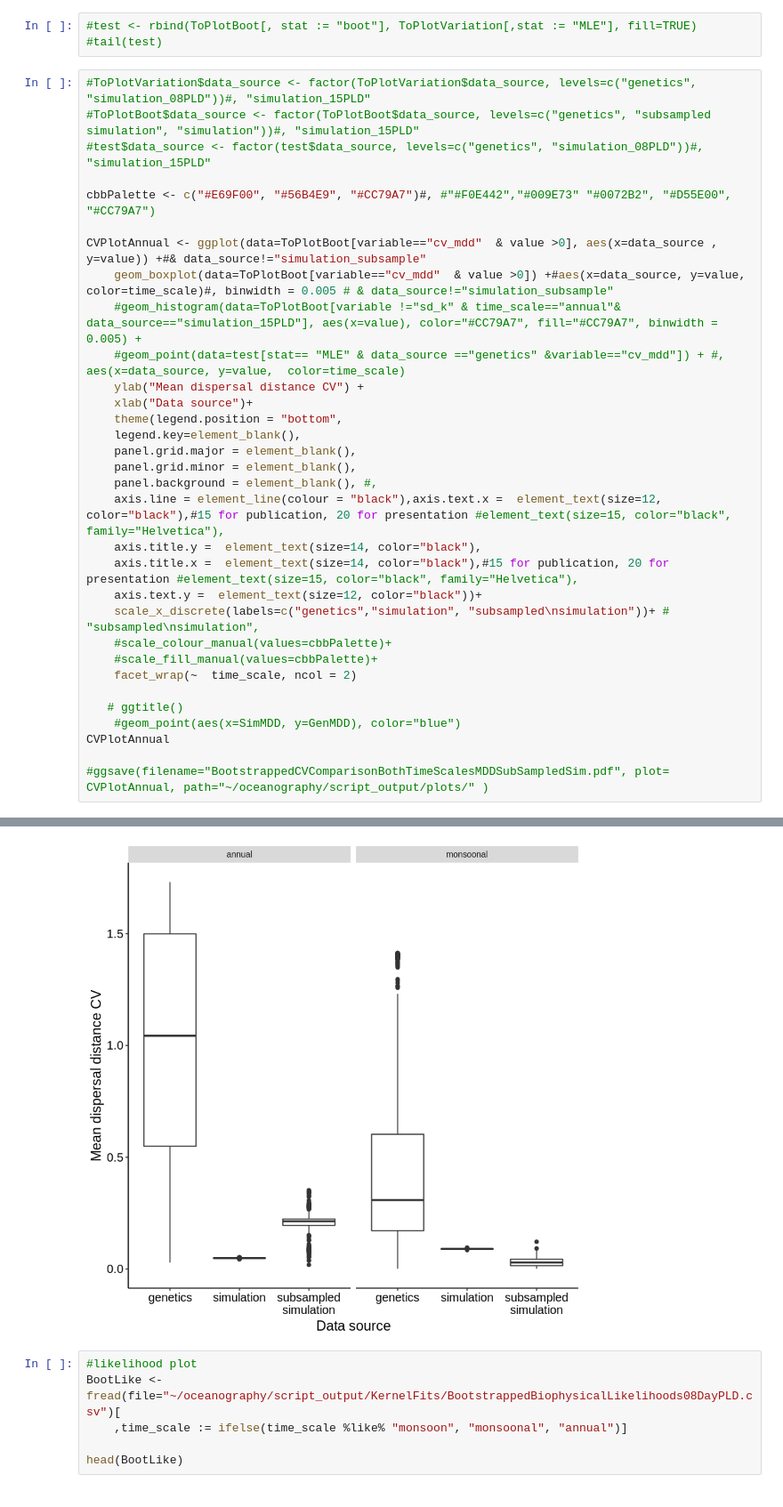
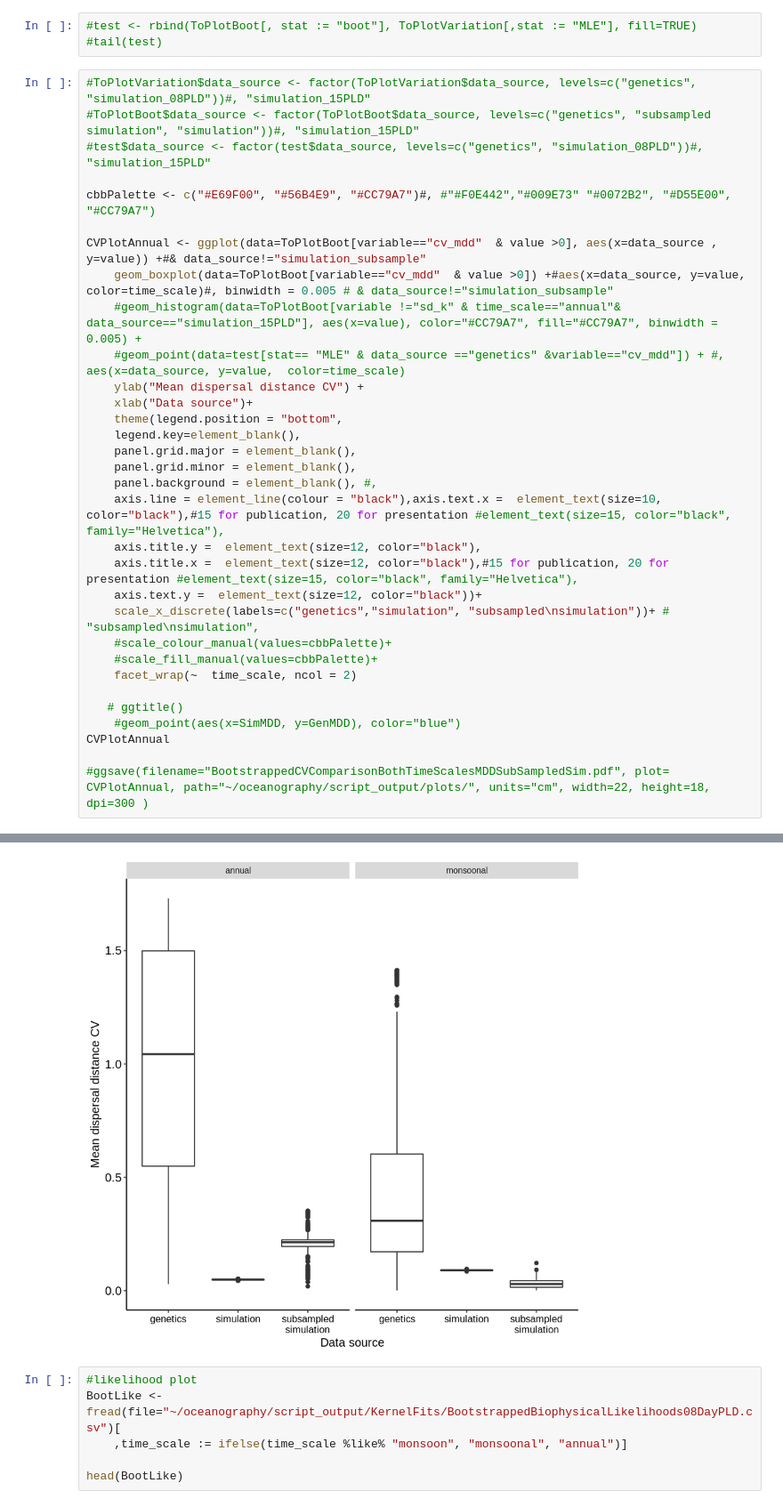
Before and after one commit to pinskylab/CamotesROMS, a Jupyter notebook: notebooks/process_ROMS_kernels.ipynb, the cells around one changed output, grey strips where cells are left out. Shown at 89% size. Saved outputs shown, nothing was run; the diff lists cells and outputs as text.

```diff
--- a/notebooks/process_ROMS_kernels.ipynb
+++ b/notebooks/process_ROMS_kernels.ipynb
@@ -612,9 +649,9 @@ CVPlotAnnual <- ggplot(data=ToPlotBoot[variable=="cv_mdd"  & value >0], aes(x=da
     panel.grid.major = element_blank(),
     panel.grid.minor = element_blank(),
     panel.background = element_blank(), #,
-    axis.line = element_line(colour = "black"),axis.text.x =  element_text(size=12, color="black"),#15 for publication, 20 for presentation #element_text(size=15, color="black", family="Helvetica"),
-    axis.title.y =  element_text(size=14, color="black"),
-    axis.title.x =  element_text(size=14, color="black"),#15 for publication, 20 for presentation #element_text(size=15, color="black", family="Helvetica"),
+    axis.line = element_line(colour = "black"),axis.text.x =  element_text(size=10, color="black"),#15 for publication, 20 for presentation #element_text(size=15, color="black", family="Helvetica"),
+    axis.title.y =  element_text(size=12, color="black"),
+    axis.title.x =  element_text(size=12, color="black"),#15 for publication, 20 for presentation #element_text(size=15, color="black", family="Helvetica"),
     axis.text.y =  element_text(size=12, color="black"))+
     scale_x_discrete(labels=c("genetics","simulation", "subsampled\nsimulation"))+ # "subsampled\nsimulation",
     #scale_colour_manual(values=cbbPalette)+
@@ -625,5 +662,5 @@ CVPlotAnnual <- ggplot(data=ToPlotBoot[variable=="cv_mdd"  & value >0], aes(x=da
     #geom_point(aes(x=SimMDD, y=GenMDD), color="blue")
 CVPlotAnnual
 
-#ggsave(filename="BootstrappedCVComparisonBothTimeScalesMDDSubSampledSim.pdf", plot= CVPlotAnnual, path="~/oceanography/script_output/plots/" )
+#ggsave(filename="BootstrappedCVComparisonBothTimeScalesMDDSubSampledSim.pdf", plot= CVPlotAnnual, path="~/oceanography/script_output/plots/", units="cm", width=22, height=18, dpi=300 )
 # %% [output]
@@ -631,4 +667,4 @@ Saving 6.67 x 6.67 in image
-[figure, old version]
+[figure, new version]
 # %%
 #likelihood plot
 BootLike <- fread(file="~/oceanography/script_output/KernelFits/BootstrappedBiophysicalLikelihoods08DayPLD.csv")[
```
Also changed, not shown: parts of 22 cells of this notebook, 13 other files.
